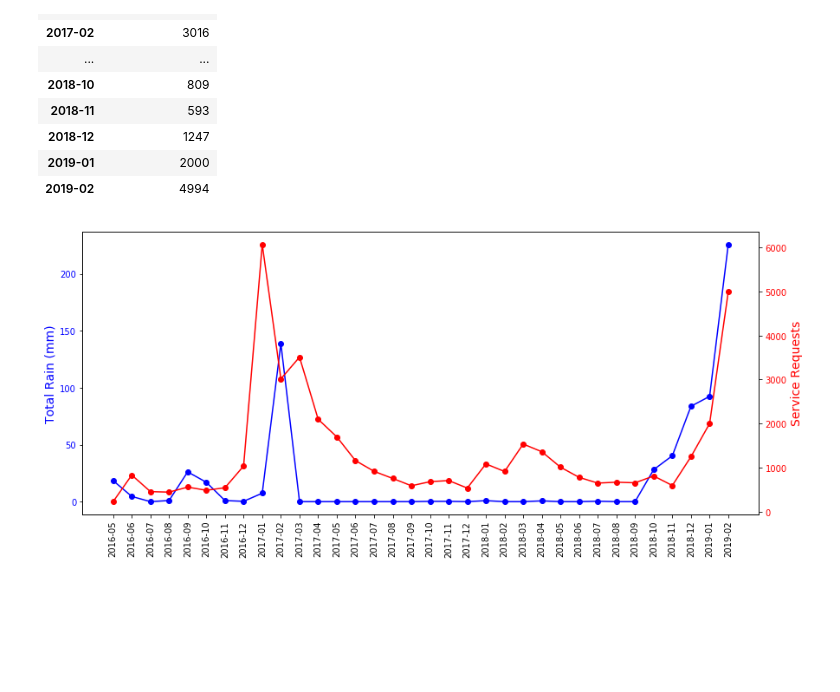
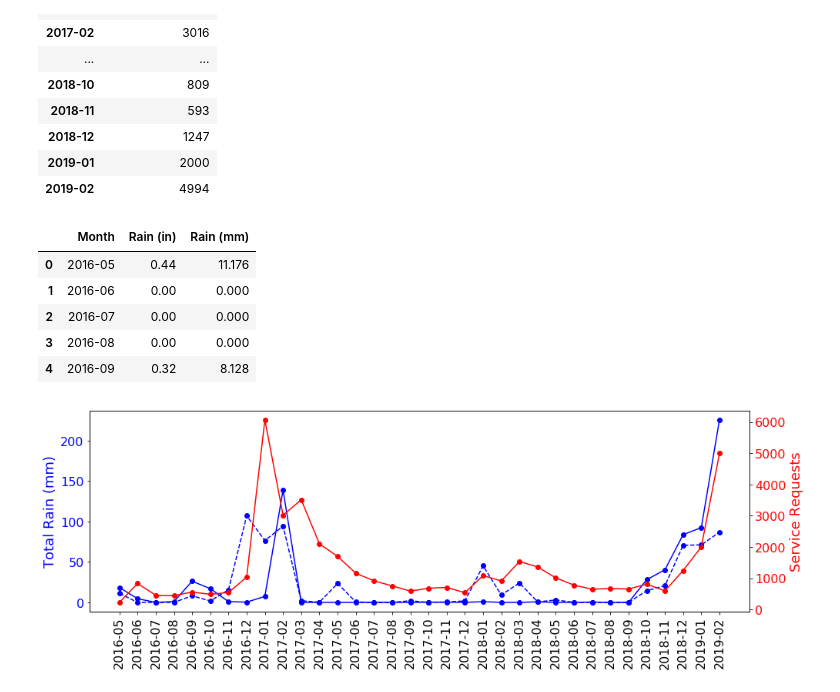
Before and after one commit to lidiomarx/SD-Potholes, a Jupyter notebook: RainData.ipynb, the cells around one changed output. Cells and saved outputs as stored; diff of their text form; code cells hidden in the pictures; blank space fills up the shorter version.

```diff
--- a/RainData.ipynb
+++ b/RainData.ipynb
@@ -89,28 +89,45 @@ pothole_reports
 | 2018-12 | 1247 |
 | 2019-01 | 2000 |
 | 2019-02 | 4994 |
+# %%
+new_df = pd.read_csv('./data/san-diego-rain-data.csv')
+new_df.head()
+# %% [output]
+|  | Month | Rain (in) | Rain (mm) |
+| 0 | 2016-05 | 0.44 | 11.176 |
+| 1 | 2016-06 | 0.00 | 0.000 |
+| 2 | 2016-07 | 0.00 | 0.000 |
+| 3 | 2016-08 | 0.00 | 0.000 |
+| 4 | 2016-09 | 0.32 | 8.128 |
 # %%
 import matplotlib.pyplot as plt
 
 
-fig, ax1 = plt.subplots(figsize=(14,6))
+fig, ax1 = plt.subplots(figsize=(14,5))
 
 x1 = list(range(len(df2)))
 y1 = df2['Total Rain (mm)']
 
 x2 = list(range(len(pothole_reports)))
 y2 = pothole_reports['Service Requests']
 
-ax1.set_ylabel('Total Rain (mm)', color='blue', fontsize=14)
+ax1.set_ylabel('Total Rain (mm)', color='blue', fontsize=18)
 ax1.plot(x1,y1,marker='o', color='blue')
 #ax1.set_xticklabels(df2.index, rotation='vertical')
-plt.xticks(x1,df2.index,rotation='vertical')
-ax1.tick_params(axis='y', labelcolor='blue')
+plt.xticks(x1,df2.index,rotation='vertical', fontsize=16)
+ax1.tick_params(axis='y', labelcolor='blue', labelsize=16)
+
+y3 = new_df['Rain (mm)']
+ax1.plot(x1, y3, '--ob')
 
 ax2 = ax1.twinx()
 
-ax2.set_ylabel('Service Requests', color='red', fontsize=14)
+ax2.set_ylabel('Service Requests', color='red', fontsize=18)
 ax2.plot(x2,y2,marker='o', color='red')
-ax2.tick_params(axis='y', labelcolor='red')
+ax2.tick_params(axis='y', labelcolor='red', labelsize=16)
+
+plt.tight_layout()
+
+plt.savefig('rain_vs_potholes.png')
 # %% [output]
-[figure, old version]
+[figure, new version]
```
Also changed, not shown: parts of 3 cells of this notebook, 4 other files.
